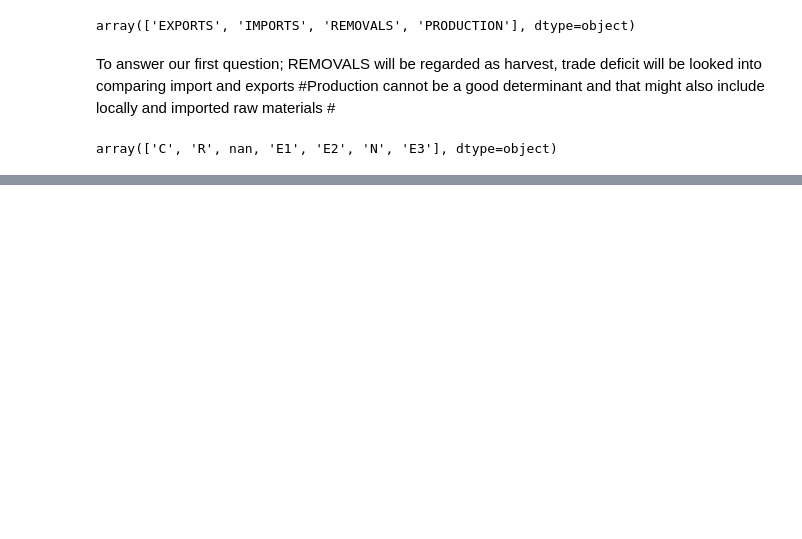
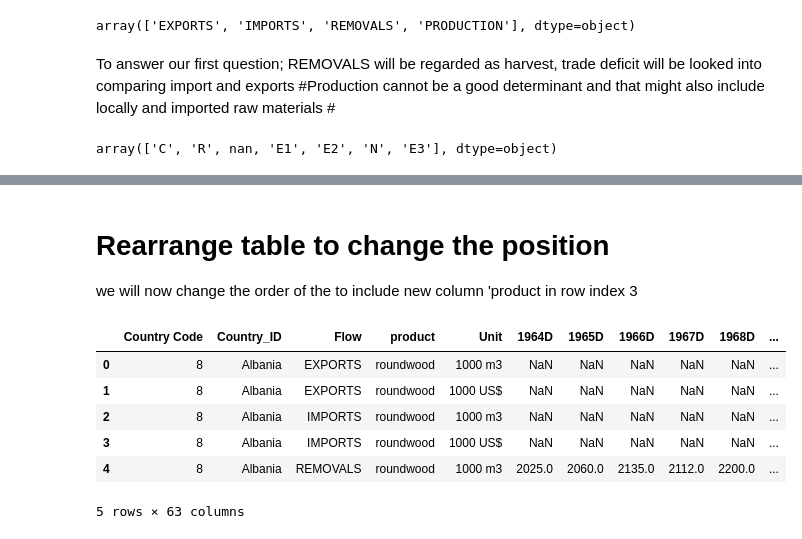
Before and after one commit to dubem12/mid_project, a Jupyter notebook: notebooks/working_note.ipynb, the cells around one changed output, grey strips where cells are left out. Cells and saved outputs as stored; diff of their text form; code cells hidden in the pictures; blank space fills up the shorter version.

```diff
--- a/notebooks/working_note.ipynb
+++ b/notebooks/working_note.ipynb
@@ -236,0 +360,26 @@ def new_column(char):
+# %% [markdown]
+
+# Rearrange table to change the position
+
+we will now change the order of the to include new column 'product in row index 3
+# %%
+#rearraange columns in new dataframe
+
+data_new = data_new[[ 'Country Code','Country_ID', 'Flow', 'product', 'Unit', '1964D', '1965D', '1966D',
+       '1967D', '1968D', '1969D', '1970D', '1971D', '1972D', '1973D', '1974D',
+       '1975D', '1976D', '1977D', '1978D', '1979D', '1980D', '1981D', '1982D',
+       '1983D', '1984D', '1985D', '1986D', '1987D', '1988D', '1989D', '1990D',
+       '1991D', '1992D', '1993D', '1994D', '1995D', '1996D', '1997D', '1998D',
+       '1999D', '2000D', '2001D', '2002D', '2003D', '2004D', '2005D', '2006D',
+       '2007D', '2008D', '2009D', '2010D', '2011D', '2012D', '2013D', '2014D',
+       '2015D', '2016D', '2017D', '2018D', '2019D', '2020D', '2021D']]
+# %%
+data_new.head()
+# %% [output]
+|  | Country Code | Country_ID | Flow | product | Unit | 1964D | 1965D | 1966D | 1967D | 1968D | ... |
+| 0 | 8 | Albania | EXPORTS | roundwood | 1000 m3 | NaN | NaN | NaN | NaN | NaN | ... |
+| 1 | 8 | Albania | EXPORTS | roundwood | 1000 US$ | NaN | NaN | NaN | NaN | NaN | ... |
+| 2 | 8 | Albania | IMPORTS | roundwood | 1000 m3 | NaN | NaN | NaN | NaN | NaN | ... |
+| 3 | 8 | Albania | IMPORTS | roundwood | 1000 US$ | NaN | NaN | NaN | NaN | NaN | ... |
+| 4 | 8 | Albania | REMOVALS | roundwood | 1000 m3 | 2025.0 | 2060.0 | 2135.0 | 2112.0 | 2200.0 | ... |
+5 rows × 63 columns
```
Also changed, not shown: parts of 62 cells of this notebook.
